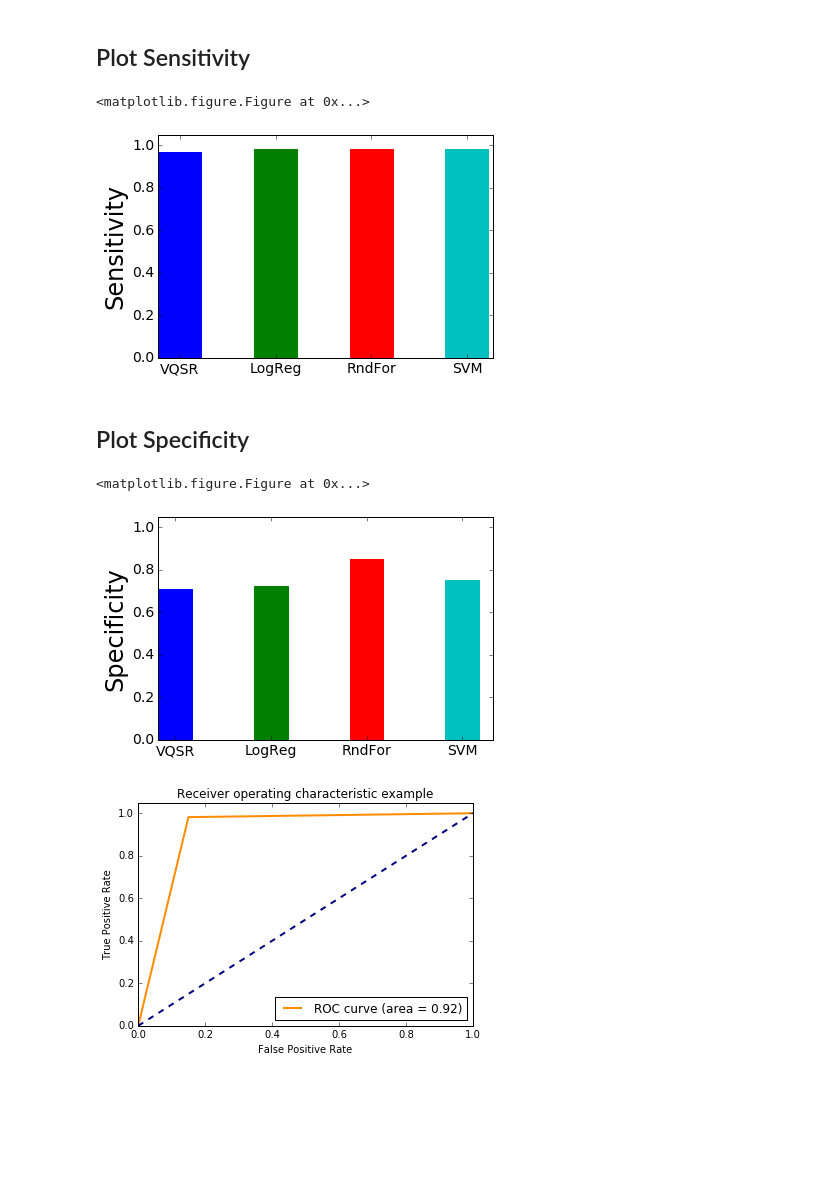
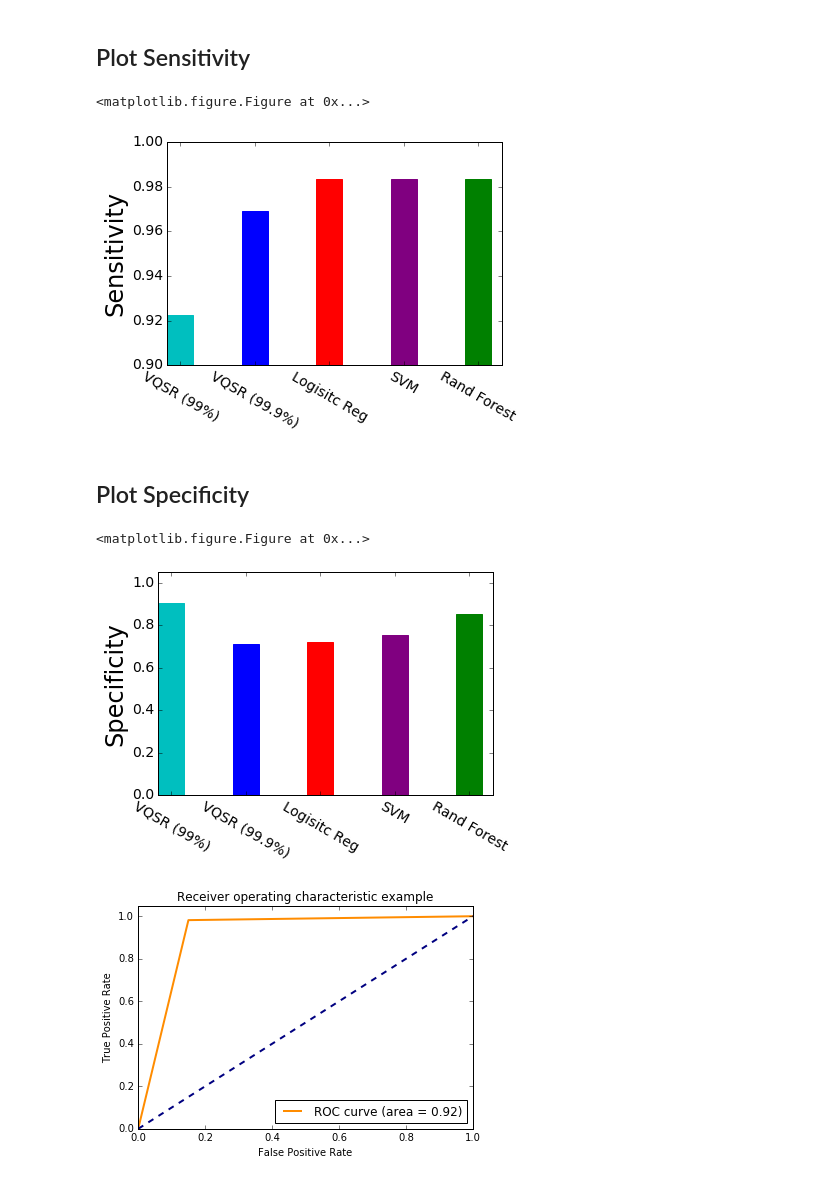
Before and after one commit to nmchaves/variant-call-filter, a Jupyter notebook: filters/test_multiple_filters.ipynb, the cells around one changed output. Drawn from its saved outputs; the diff is of its cells as text; code cells hidden in the pictures; blank space fills up the shorter version.

Commit message:
Add 2 VQSR tranches to sensitivity/specificity plots, add F1 score computations

```diff
--- a/filters/test_multiple_filters.ipynb
+++ b/filters/test_multiple_filters.ipynb
@@ -63,15 +63,14 @@ def sensitivity_specificity(labels, predictions):
 # Evaluate VQSR Performance
 # %%
 LOW_QUAL = 'LowQual'
-TRANCHE_99_9 = 'VQSRTrancheSNP99.90to100.00' # low VQSLOD values in this tranche. need to use
-            # a low VQSLOD threshold such that we get a 99.9-100% recovery
-TRANCHE_99 = 'VQSRTrancheSNP99.00to99.90' # medium VQSLOD values.
+TRANCHE_99_9 = 'VQSRTrancheSNP99.90to100.00' # recovers all variants. has some low vqslod values
+TRANCHE_99 = 'VQSRTrancheSNP99.00to99.90' # recovers at most 99.9% of variants.
 PASS_ALL = 'PASS'  # high VQSLOD values. recovers at most 99% of variants. so these are higher confidence calls
 
 def did_variant_pass_filter(label, tranche):
     return label == PASS_ALL or \
             (tranche == TRANCHE_99 and label == TRANCHE_99) or \
-            (tranche == TRANCHE_99_9 and (label == TRANCHE_99_9 or label == TRANCHE_99_9))
+            (tranche == TRANCHE_99_9 and (label == TRANCHE_99 or label == TRANCHE_99_9))
 
 def convert_vqsr_labels(raw_labels, tranche=None):
     num_labels = raw_labels.shape[0]
@@ -92,6 +91,7 @@ vqsr_tranches_uniq = list(vqsr_tranches_uniq)
 
 vqsr_sens = np.zeros(len(vqsr_tranches_uniq))
 vqsr_spec = np.zeros(len(vqsr_tranches_uniq))
+vqsr_f1 = np.zeros(len(vqsr_tranches_uniq))
 
 for i, tranche in enumerate(vqsr_tranches_uniq):
     print 'Tranche: ', tranche
@@ -105,5 +105,9 @@ for i, tranche in enumerate(vqsr_tranches_uniq):
     vqsr_sens[i], vqsr_spec[i] = sensitivity_specificity(df_test_Y, vqsr_test_labels_binary)
     print 'Sensitivity: ', vqsr_sens[i]
     print 'Specificity: ', vqsr_spec[i]
+
+
+    vqsr_f1[i] = f1_score(df_test_Y, vqsr_test_labels_binary, average='weighted')
+    print 'F1 score: ', vqsr_f1[i]
 # %% [output]
 Tranche:  VQSRTrancheSNP99.90to100.00
@@ -307,9 +323,10 @@ Specificity:  0.85001139731
 # %% [markdown]
 # Plot the Results
 # %%
-methods = ['VQSR', 'LogReg', 'RndFor', 'SVM']
-colors = ['b', 'g', 'r', 'c']
-vqsr_tranche_idx = 1
+methods = ['VQSR (99%)', 'VQSR (99.9%)', 'Logisitc Reg', 'SVM', 'Rand Forest']
+colors = ['c', 'b', 'r', 'purple', 'g']
+vqsr_tranche_idx_99 = 2
+vqsr_tranche_idx_99_9 = 1
 
 font = {'family' : 'normal',
         'weight' : 'normal',
@@ -321,30 +338,30 @@ plt.rc('font', **font)
 # %%
 plt.figure()
 
-sensitivities = [vqsr_sens[vqsr_tranche_idx], lr_sens, rf_sens, svc_sens]
+sensitivities = [vqsr_sens[vqsr_tranche_idx_99], vqsr_sens[vqsr_tranche_idx_99_9], lr_sens, svc_sens, rf_sens]
 ind = np.arange(len(methods))  # the x locations for the groups
-width = 0.45       # the width of the bars
+width = 0.35       # the width of the bars
 
 fig, ax = plt.subplots()
 rects = ax.bar(ind, sensitivities, width)
 for i,c in enumerate(colors):
     rects[i].set_color(c)
 
 ax.set_xticks(ind + width/2)
-ax.set_xticklabels((methods))
+ax.set_xticklabels((methods), rotation=-30)
 
-plt.ylim([0.0, 1.05])
+plt.ylim([0.9, 1.0])
 plt.ylabel('Sensitivity', fontsize=24)
 plt.show()
 # %% [output]
 <matplotlib.figure.Figure at 0x...>
-[figure, old version]
+[figure, new version]
 # %% [markdown]
 ## Plot Specificity
 # %%
 plt.figure()
 
-specificities = [vqsr_spec[vqsr_tranche_idx], lr_spec, rf_spec, svc_spec]
+specificities = [vqsr_spec[vqsr_tranche_idx_99], vqsr_spec[vqsr_tranche_idx_99_9], lr_spec, svc_spec, rf_spec]
 ind = np.arange(len(methods))  # the x locations for the groups
 width = 0.35       # the width of the bars
 
@@ -354,14 +371,14 @@ for i,c in enumerate(colors):
     rects[i].set_color(c)
 
 ax.set_xticks(ind + width/2)
-ax.set_xticklabels((methods))
+ax.set_xticklabels((methods), rotation=-30)
 
 plt.ylim([0.0, 1.05])
 plt.ylabel('Specificity', fontsize=24)
 plt.show()
 # %% [output]
 <matplotlib.figure.Figure at 0x...>
-[figure, old version]
+[figure, new version]
 # %%
 ## Below is old code
 # %%
```
Also changed, not shown: parts of 5 cells of this notebook.
